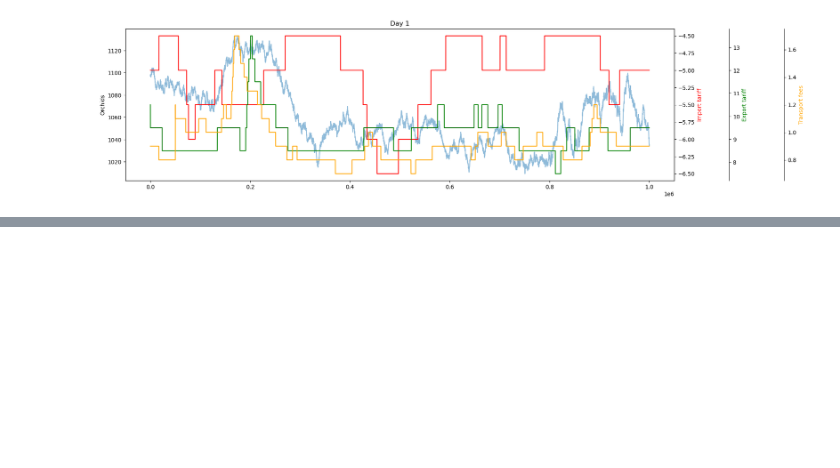
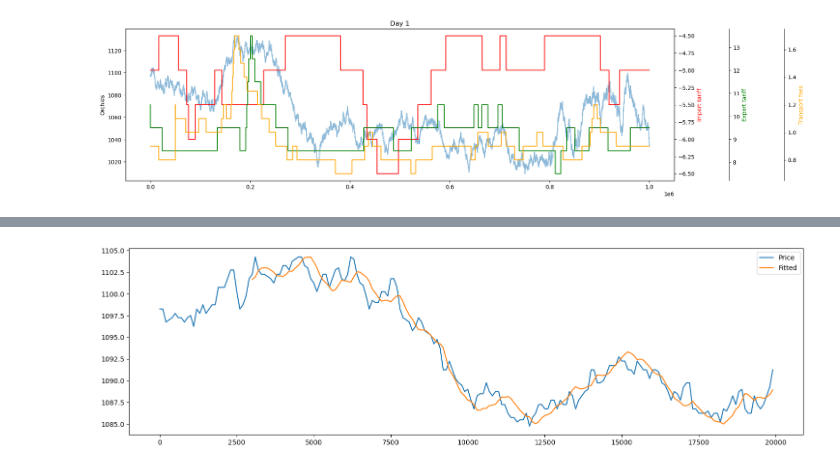
Before and after one commit to Meilism/IMC-Prosperity-Trading-Challenge, a Jupyter notebook: JM/analysis/data_analysis_2.ipynb, the cells around one changed output, grey strips where cells are left out. Cells and saved outputs as stored; diff of their text form; code cells hidden in the pictures; blank space fills up the shorter version.

```diff
--- a/JM/analysis/data_analysis_2.ipynb
+++ b/JM/analysis/data_analysis_2.ipynb
@@ -119,0 +149,16 @@ where $\epsilon(t)$ is the noise term which average to 0 over time.
+# %%
+fitted_price = pd.Series(index=price.index)
+num_data = 30
+
+for i in range(num_data, len(price)):
+    history = price[i-num_data:i].values
+    model = np.polyfit(range(num_data), history, 2)
+    fitted_price.iloc[i] = np.polyval(model, num_data)
+
+plt.figure(figsize=(18, 5))
+plt.plot(price[:200], label='Price')
+plt.plot(fitted_price[:200], label='Fitted')
+plt.legend()
+plt.show()
+# %% [output]
+[figure, added]
```
Also changed, not shown: parts of 9 cells of this notebook, 2 other files.
